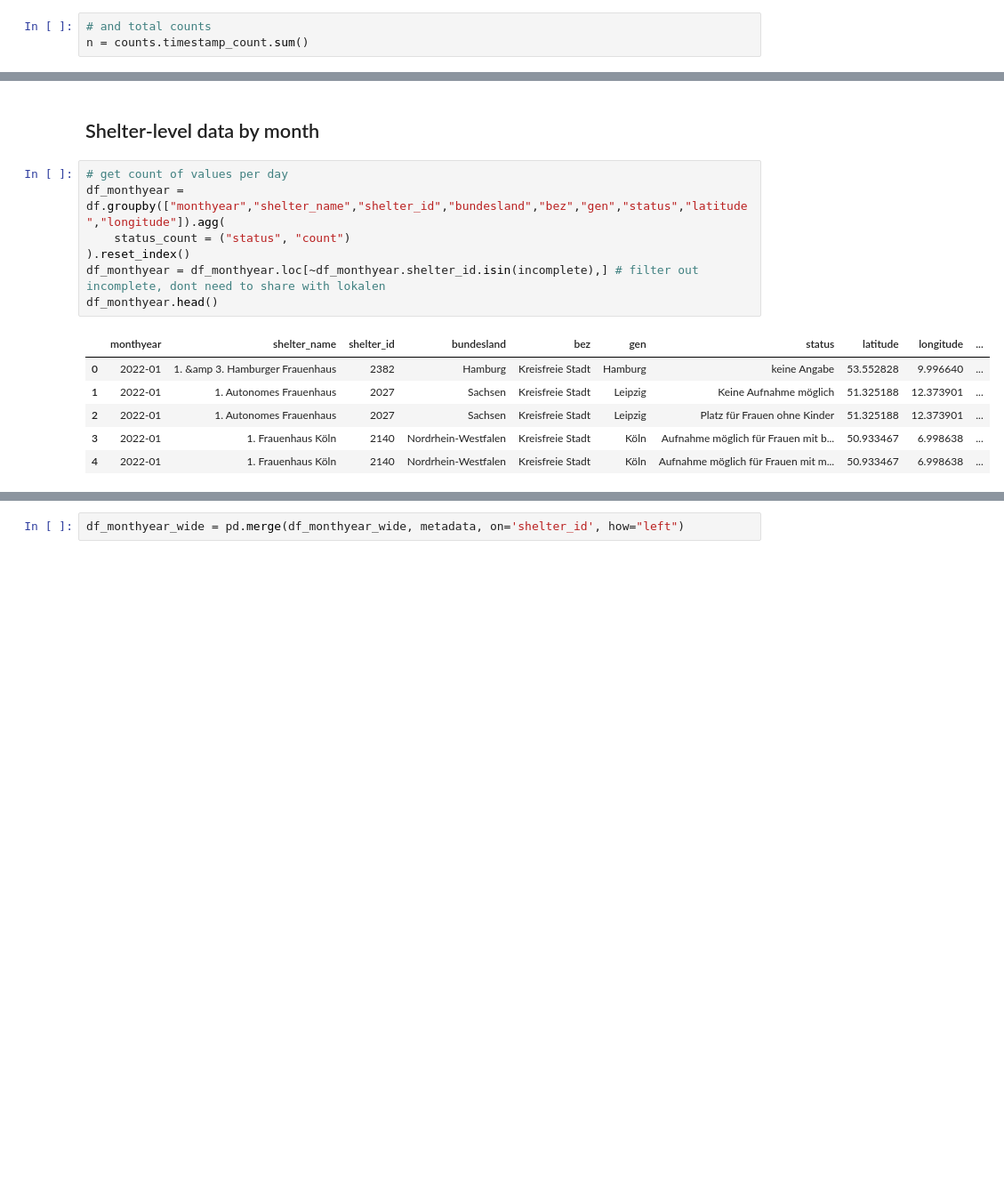
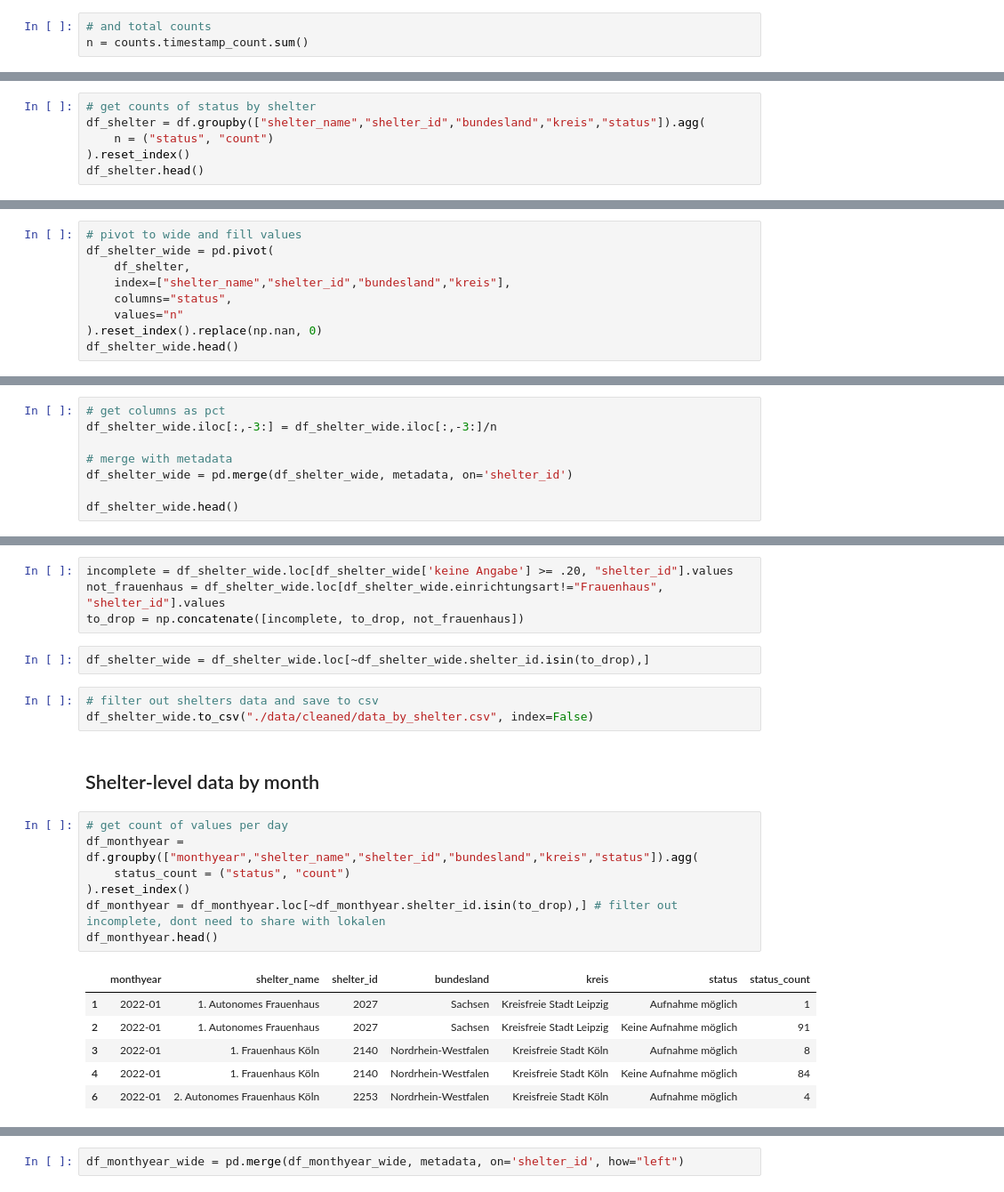
Before and after one commit to correctiv/frauenhaus-scraper, a Jupyter notebook: analysis.ipynb, the cells around one changed output, grey strips where cells are left out. Shown: that part at 89% size. Drawn from its saved outputs; the diff is of its cells as text; blank space fills up the shorter version.

Commit message:
merge all aufnahme moglich to one category and redo spreadsheets

```diff
--- a/analysis.ipynb
+++ b/analysis.ipynb
@@ -84,0 +114,6 @@ incomplete = data_completeness.loc[data_completeness.pct_data_availability <= .8
+# %%
+# get counts of status by shelter
+df_shelter = df.groupby(["shelter_name","shelter_id","bundesland","kreis","status"]).agg(
+    n = ("status", "count")
+).reset_index()
+df_shelter.head()
@@ -84,0 +127,9 @@ incomplete = data_completeness.loc[data_completeness.pct_data_availability <= .8
+# %%
+# pivot to wide and fill values
+df_shelter_wide = pd.pivot(
+    df_shelter,
+    index=["shelter_name","shelter_id","bundesland","kreis"],
+    columns="status",
+    values="n"
+).reset_index().replace(np.nan, 0)
+df_shelter_wide.head()
@@ -84,0 +143,8 @@ incomplete = data_completeness.loc[data_completeness.pct_data_availability <= .8
+# %%
+# get columns as pct
+df_shelter_wide.iloc[:,-3:] = df_shelter_wide.iloc[:,-3:]/n
+
+# merge with metadata
+df_shelter_wide = pd.merge(df_shelter_wide, metadata, on='shelter_id')
+
+df_shelter_wide.head()
@@ -85,19 +158,28 @@ incomplete = data_completeness.loc[data_completeness.pct_data_availability <= .8
+# %%
+incomplete = df_shelter_wide.loc[df_shelter_wide['keine Angabe'] >= .20, "shelter_id"].values
+not_frauenhaus = df_shelter_wide.loc[df_shelter_wide.einrichtungsart!="Frauenhaus", "shelter_id"].values
+to_drop = np.concatenate([incomplete, to_drop, not_frauenhaus])
+# %%
+df_shelter_wide = df_shelter_wide.loc[~df_shelter_wide.shelter_id.isin(to_drop),]
+# %%
+# filter out shelters data and save to csv
+df_shelter_wide.to_csv("./data/cleaned/data_by_shelter.csv", index=False)
 # %% [markdown]
 ## Shelter-level data by month
 # %%
 # get count of values per day
-df_monthyear = df.groupby(["monthyear","shelter_name","shelter_id","bundesland","bez","gen","status","latitude","longitude"]).agg(
+df_monthyear = df.groupby(["monthyear","shelter_name","shelter_id","bundesland","kreis","status"]).agg(
     status_count = ("status", "count")
 ).reset_index()
-df_monthyear = df_monthyear.loc[~df_monthyear.shelter_id.isin(incomplete),] # filter out incomplete, dont need to share with lokalen
+df_monthyear = df_monthyear.loc[~df_monthyear.shelter_id.isin(to_drop),] # filter out incomplete, dont need to share with lokalen
 df_monthyear.head()
 # %% [output]
-|  | monthyear | shelter_name | shelter_id | bundesland | bez | gen | status | latitude | longitude | ... |
-| 0 | 2022-01 | 1. &amp 3. Hamburger Frauenhaus | 2382 | Hamburg | Kreisfreie Stadt | Hamburg | keine Angabe | 53.552828 | 9.996640 | ... |
-| 1 | 2022-01 | 1. Autonomes Frauenhaus | 2027 | Sachsen | Kreisfreie Stadt | Leipzig | Keine Aufnahme möglich | 51.325188 | 12.373901 | ... |
-| 2 | 2022-01 | 1. Autonomes Frauenhaus | 2027 | Sachsen | Kreisfreie Stadt | Leipzig | Platz für Frauen ohne Kinder | 51.325188 | 12.373901 | ... |
-| 3 | 2022-01 | 1. Frauenhaus Köln | 2140 | Nordrhein-Westfalen | Kreisfreie Stadt | Köln | Aufnahme möglich für Frauen mit b... | 50.933467 | 6.998638 | ... |
-| 4 | 2022-01 | 1. Frauenhaus Köln | 2140 | Nordrhein-Westfalen | Kreisfreie Stadt | Köln | Aufnahme möglich für Frauen mit m... | 50.933467 | 6.998638 | ... |
+|  | monthyear | shelter_name | shelter_id | bundesland | kreis | status | status_count |
+| 1 | 2022-01 | 1. Autonomes Frauenhaus | 2027 | Sachsen | Kreisfreie Stadt Leipzig | Aufnahme möglich | 1 |
+| 2 | 2022-01 | 1. Autonomes Frauenhaus | 2027 | Sachsen | Kreisfreie Stadt Leipzig | Keine Aufnahme möglich | 91 |
+| 3 | 2022-01 | 1. Frauenhaus Köln | 2140 | Nordrhein-Westfalen | Kreisfreie Stadt Köln | Aufnahme möglich | 8 |
+| 4 | 2022-01 | 1. Frauenhaus Köln | 2140 | Nordrhein-Westfalen | Kreisfreie Stadt Köln | Keine Aufnahme möglich | 84 |
+| 6 | 2022-01 | 2. Autonomes Frauenhaus Köln | 2253 | Nordrhein-Westfalen | Kreisfreie Stadt Köln | Aufnahme möglich | 4 |
 # %%
 # pivot to wide and fill values
 df_monthyear_wide = pd.pivot(
```
Also changed, not shown: parts of 33 cells of this notebook, 10 other files.
